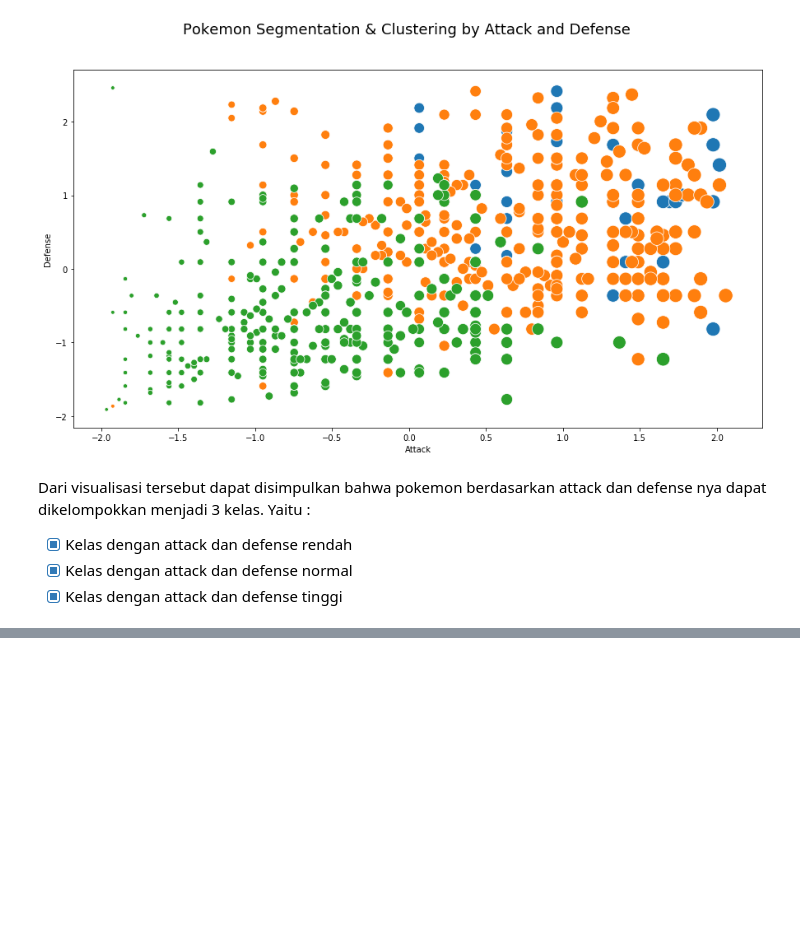
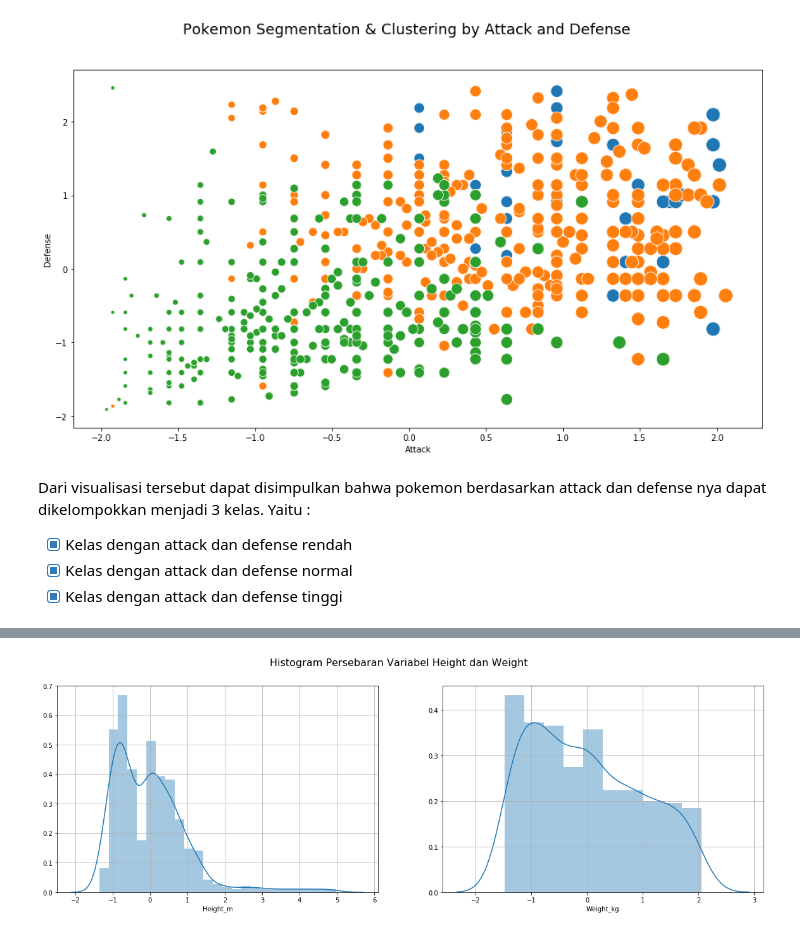
Before and after one commit to PhilipPurwoko/Pokemon-AI, a Jupyter notebook: notebook/Pokemon Segmentation Clustering.ipynb, the cells around one changed output, grey strips where cells are left out. Saved outputs shown, nothing was run; the diff lists cells and outputs as text; code cells hidden in the pictures; blank space fills up the shorter version.

```diff
--- a/notebook/Pokemon Segmentation Clustering.ipynb
+++ b/notebook/Pokemon Segmentation Clustering.ipynb
@@ -132,0 +195,10 @@ Dari visualisasi tersebut dapat disimpulkan bahwa pokemon berdasarkan attack dan
+# %%
+fig, axes = plt.subplots(figsize=(20, 6), nrows=1, ncols=2)
+plt.suptitle('Histogram Persebaran Variabel Height dan Weight', fontsize=16, fontweight=500)
+axes[0].grid()
+axes[1].grid()
+sns.distplot(df_weihei_copy['Height_m'], ax=axes[0])
+sns.distplot(df_weihei_copy['Weight_kg'], ax=axes[1])
+plt.show()
+# %% [output]
+[figure, added]
```
Also changed, not shown: parts of 12 cells of this notebook.
